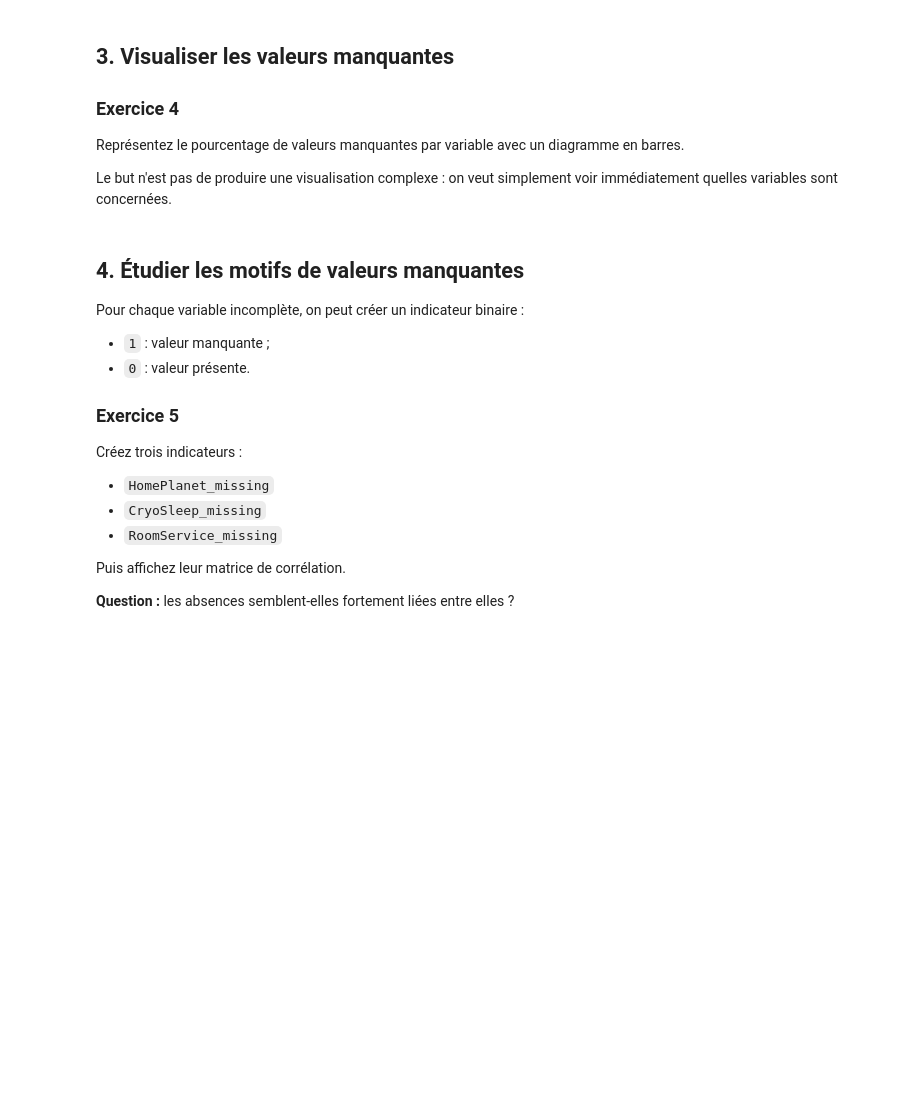
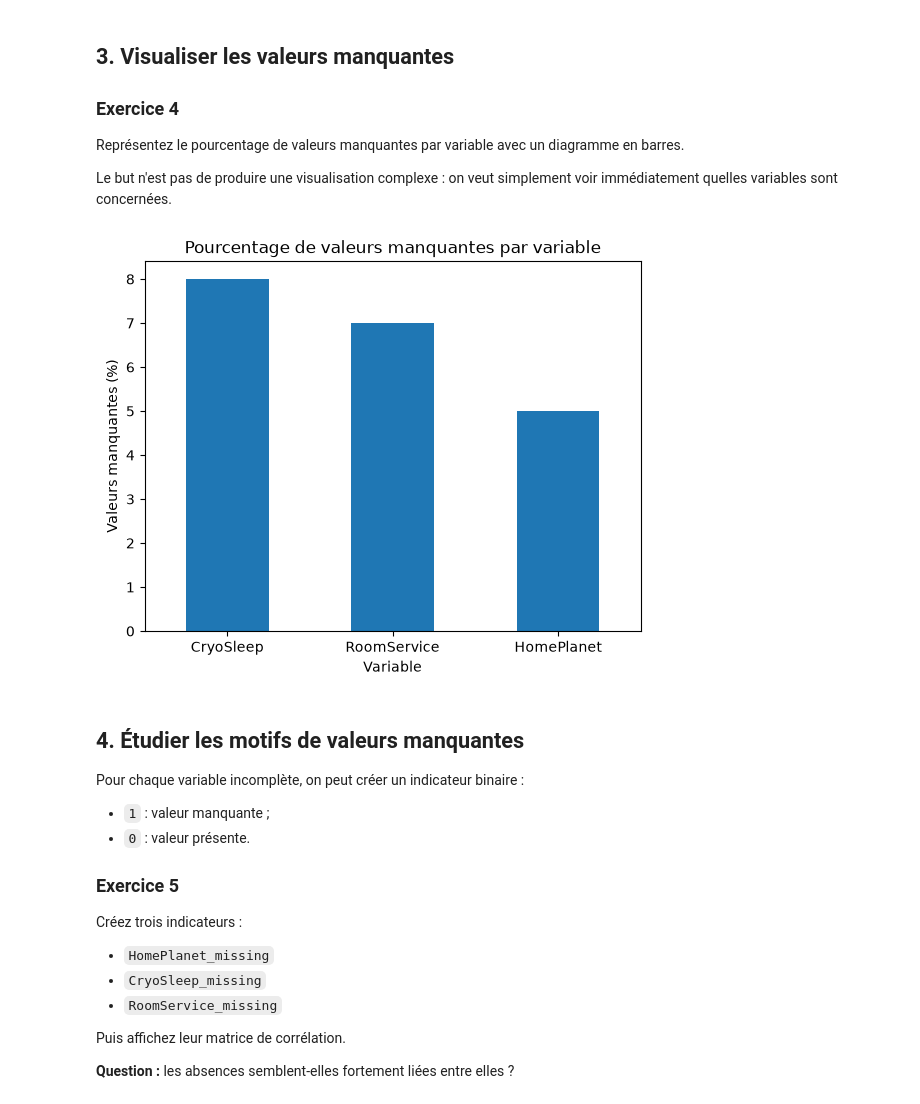
Before and after one commit to max12allin/epsi-dq-dwh-tp, a Jupyter notebook: 01_missing/notebook/01_missing.ipynb, the cells around one changed output. Saved outputs shown, nothing was run; the diff lists cells and outputs as text; code cells hidden in the pictures; blank space fills up the shorter version.

Commit message:
Travail sur les valeurs manquantes

```diff
--- a/01_missing/notebook/01_missing.ipynb
+++ b/01_missing/notebook/01_missing.ipynb
@@ -75,4 +129,9 @@ Construisez un tableau contenant, pour chaque variable :
 
 Ne conservez que les variables concernées et triez-les par pourcentage décroissant.
 # %%
-# Votre réponse
+bilan = pd.DataFrame({
+    "nombre_manquant": df.isna().sum(),
+    "pourcentage_manquant": df.isna().sum() / len(df) * 100
+})
+
+display(bilan)
@@ -78,0 +151,5 @@ Ne conservez que les variables concernées et triez-les par pourcentage décrois
+# %%
+bilan = bilan[bilan["nombre_manquant"] > 0]
+bilan = bilan.sort_values("pourcentage_manquant", ascending=False)
+
+display(bilan)
@@ -96,7 +208,16 @@ Représentez le pourcentage de valeurs manquantes par variable avec un diagramme
 
 Le but n'est pas de produire une visualisation complexe : on veut simplement voir immédiatement quelles variables sont concernées.
 # %%
-# Votre réponse
+bilan["pourcentage_manquant"].plot(kind="bar")
+
+plt.title("Pourcentage de valeurs manquantes par variable")
+plt.xlabel("Variable")
+plt.ylabel("Valeurs manquantes (%)")
+plt.xticks(rotation=0)
+
+plt.show()
+# %% [output]
+[figure, added]
 # %% [markdown]
 ## 4. Étudier les motifs de valeurs manquantes
 
```
Also changed, not shown: parts of 36 cells of this notebook.
